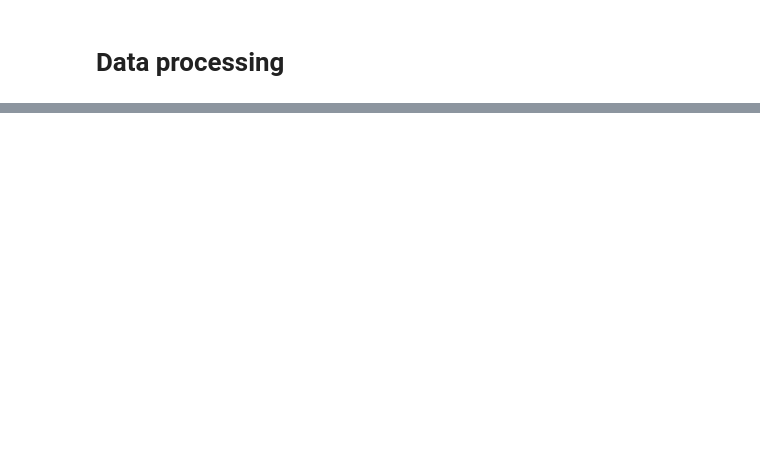
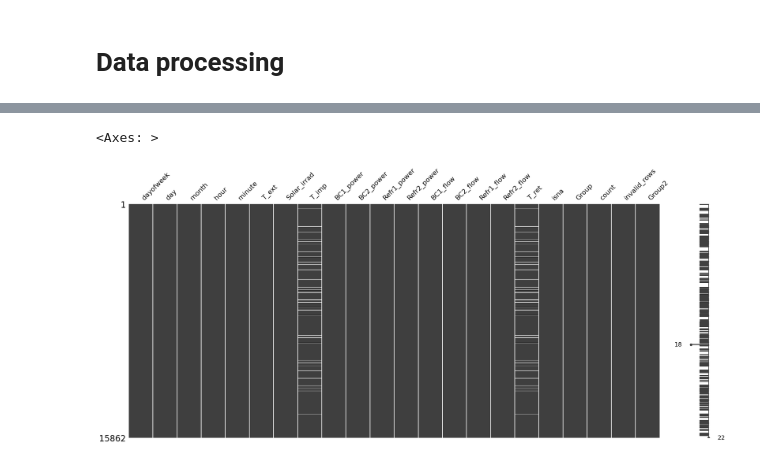
Before and after one commit to opticsensors/HVAC-predictive-control, a Jupyter notebook: notebooks/7.0-gaia-data-analysis.ipynb, the cells around one changed output, grey strips where cells are left out. Cells and saved outputs as stored; diff of their text form; code cells hidden in the pictures; blank space fills up the shorter version.

```diff
--- a/notebooks/7.0-gaia-data-analysis.ipynb
+++ b/notebooks/7.0-gaia-data-analysis.ipynb
@@ -282,0 +374,9 @@ c = df_date_index.resample('2T').mean()
+# %%
+df = pd.DataFrame({'a':[1,2,np.NaN, np.NaN, np.NaN, 6,7,8,9,10,np.NaN,np.NaN,13,14 ]})
+# %%
+df['isna'] = df.isna()
+df['Group']=df['isna'].ne(df['isna'].shift()).cumsum()
+df['count']=df.groupby('Group')['Group'].transform('size')
+df['invalid_rows']=(df['count']>2) & (df['isna'])
+df['Group2']=df['invalid_rows'].ne(df['invalid_rows'].shift()).cumsum()
+df
@@ -282,0 +399,6 @@ c = df_date_index.resample('2T').mean()
+# %%
+l=[]
+for i, g in df.groupby(df['Group2']):
+    if g['invalid_rows'].all()==False:
+        l.append(g)
+print(len(l))
@@ -282,0 +409,15 @@ c = df_date_index.resample('2T').mean()
+# %%
+threshold=30
+list_of_dfs_trim=[]
+
+df11=df1.copy()
+df11['isna'] = df11['T_ret'].isna()
+df11['Group']=df11['isna'].ne(df11['isna'].shift()).cumsum()
+df11['count']=df11.groupby('Group')['Group'].transform('size')
+df11['invalid_rows']=(df11['count']>threshold) & (df11['isna'])
+df11['Group2']=df11['invalid_rows'].ne(df11['invalid_rows'].shift()).cumsum()
+
+for i, g in df11.groupby(df11['Group2']):
+    if g['invalid_rows'].all()==False:
+        list_of_dfs_trim.append(g)
+print(len(list_of_dfs_trim))
@@ -282,0 +449,6 @@ c = df_date_index.resample('2T').mean()
+# %%
+import missingno as msno
+msno.matrix(list_of_dfs_trim[1])
+# %% [output]
+<Axes: >
+[figure, added]
```
Also changed, not shown: parts of 35 cells of this notebook, 1 other file.
